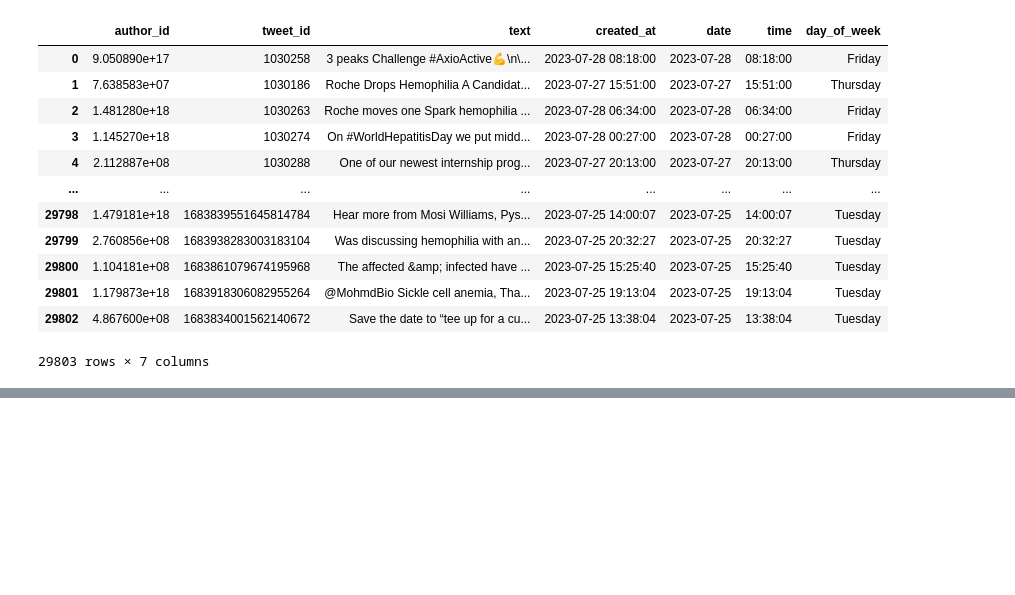
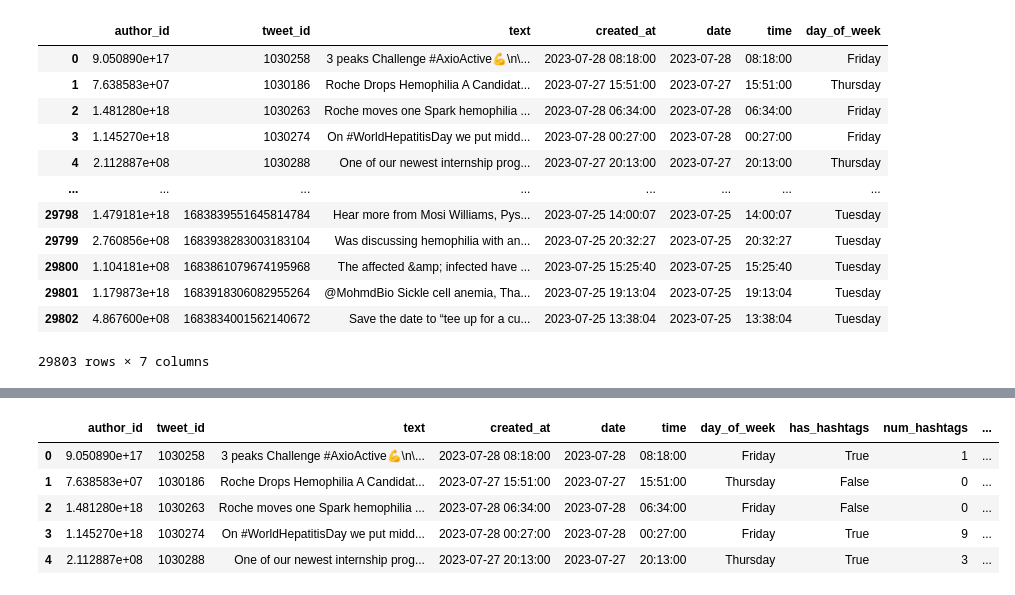
Before and after one commit to nisha1365/GEN-AI-POC, a Jupyter notebook: Feature_engineering.ipynb, the cells around one changed output, grey strips where cells are left out. Saved outputs shown, nothing was run; the diff lists cells and outputs as text; code cells hidden in the pictures; blank space fills up the shorter version.

```diff
--- a/Feature_engineering.ipynb
+++ b/Feature_engineering.ipynb
@@ -175,0 +169,3 @@ See the caveats in the documentation: https://pandas.pydata.org/pandas-docs/stab
+# %%
+new_df['list_of_hashtags'] = new_df['text'].apply(lambda x: [word for word in x.split() if word.startswith("#")])
+new_df
@@ -202,3 +225,13 @@ See the caveats in the documentation: https://pandas.pydata.org/pandas-docs/stab
+# %%
+new_df['num_of_emoji'] = new_df['emojis_list'].apply(len)
+new_df.head()
+# %% [output]
+|  | author_id | tweet_id | text | created_at | date | time | day_of_week | has_hashtags | num_hashtags | ... |
+| 0 | 9.050890e+17 | 1030258 | 3 peaks Challenge #AxioActive💪\n\... | 2023-07-28 08:18:00 | 2023-07-28 | 08:18:00 | Friday | True | 1 | ... |
+| 1 | 7.638583e+07 | 1030186 | Roche Drops Hemophilia A Candidat... | 2023-07-27 15:51:00 | 2023-07-27 | 15:51:00 | Thursday | False | 0 | ... |
+| 2 | 1.481280e+18 | 1030263 | Roche moves one Spark hemophilia ... | 2023-07-28 06:34:00 | 2023-07-28 | 06:34:00 | Friday | False | 0 | ... |
+| 3 | 1.145270e+18 | 1030274 | On #WorldHepatitisDay we put midd... | 2023-07-28 00:27:00 | 2023-07-28 | 00:27:00 | Friday | True | 9 | ... |
+| 4 | 2.112887e+08 | 1030288 | One of our newest internship prog... | 2023-07-27 20:13:00 | 2023-07-27 | 20:13:00 | Thursday | True | 3 | ... |
 # %%
 new_df
 # %% [output]
```
Also changed, not shown: parts of 22 cells of this notebook.
